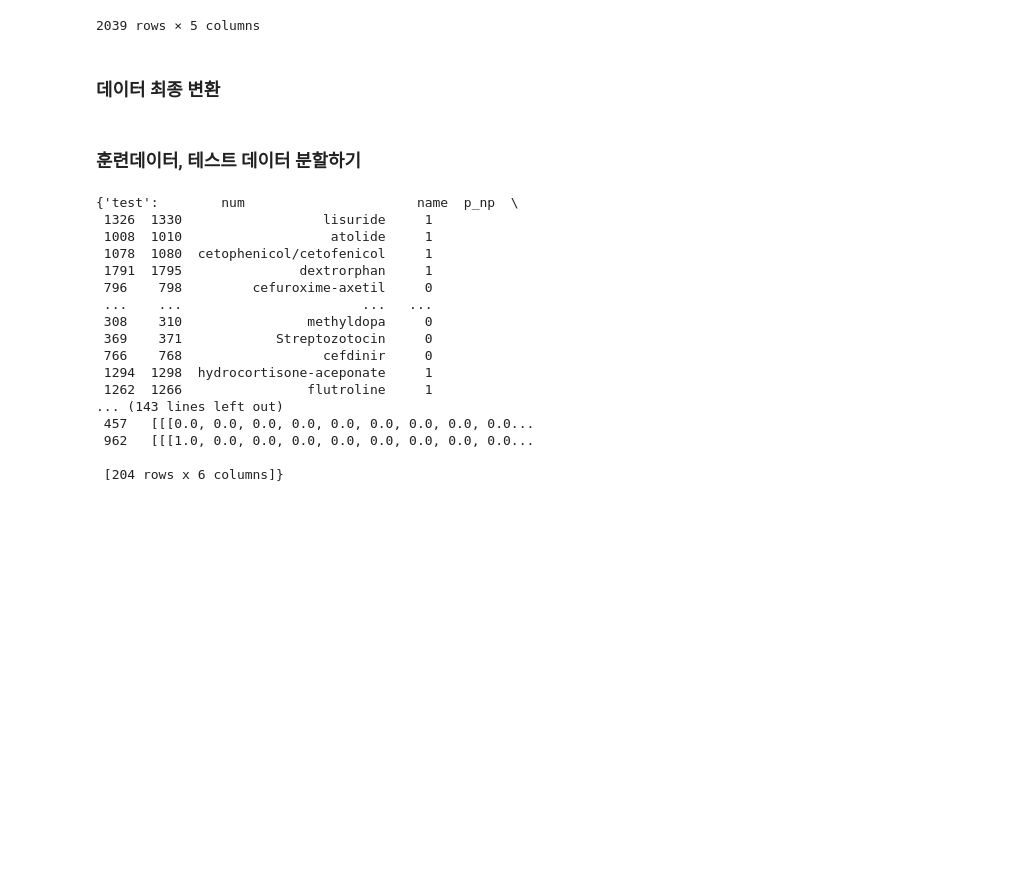
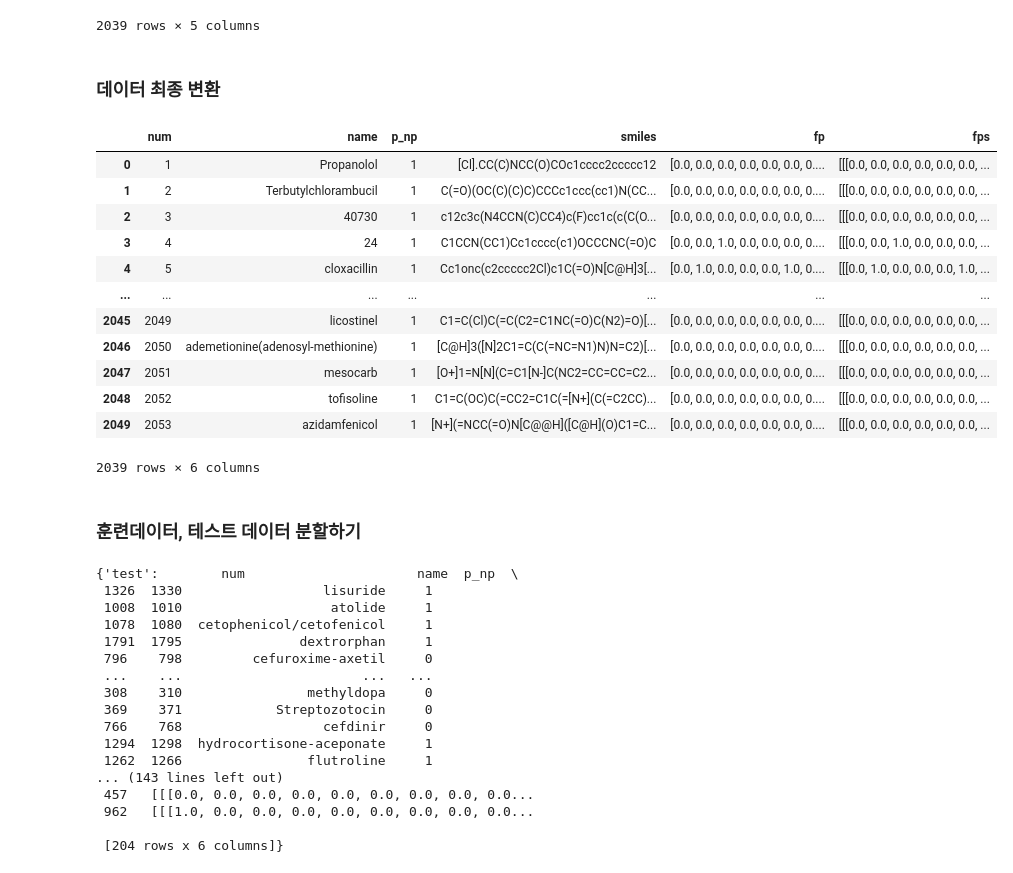
Before and after one commit to Seung-heon-Baek/DL-Framework-for-AIDD, a Jupyter notebook: 9강분류모델실습및CNN사용하기 .ipynb, the cells around one changed output. Saved outputs shown, nothing was run; the diff lists cells and outputs as text; code cells hidden in the pictures; blank space fills up the shorter version.

```diff
--- a/9강분류모델실습및CNN사용하기 .ipynb
+++ b/9강분류모델실습및CNN사용하기 .ipynb
@@ -519,6 +523,22 @@ X = np.stack(data.fp.values)
 X = X.reshape(len(X),1,64,-1)
 X.shape, type(X)
 data["fps"]=X.tolist()
+# %%
+data
+# %% [output]
+|  | num | name | p_np | smiles | fp | fps |
+| 0 | 1 | Propanolol | 1 | [Cl].CC(C)NCC(O)COc1cccc2ccccc12 | [0.0, 0.0, 0.0, 0.0, 0.0, 0.0, 0.... | [[[0.0, 0.0, 0.0, 0.0, 0.0, 0.0, ... |
+| 1 | 2 | Terbutylchlorambucil | 1 | C(=O)(OC(C)(C)C)CCCc1ccc(cc1)N(CC... | [0.0, 0.0, 0.0, 0.0, 0.0, 0.0, 0.... | [[[0.0, 0.0, 0.0, 0.0, 0.0, 0.0, ... |
+| 2 | 3 | 40730 | 1 | c12c3c(N4CCN(C)CC4)c(F)cc1c(c(C(O... | [0.0, 0.0, 0.0, 0.0, 0.0, 0.0, 0.... | [[[0.0, 0.0, 0.0, 0.0, 0.0, 0.0, ... |
+| 3 | 4 | 24 | 1 | C1CCN(CC1)Cc1cccc(c1)OCCCNC(=O)C | [0.0, 0.0, 1.0, 0.0, 0.0, 0.0, 0.... | [[[0.0, 0.0, 1.0, 0.0, 0.0, 0.0, ... |
+| 4 | 5 | cloxacillin | 1 | Cc1onc(c2ccccc2Cl)c1C(=O)N[C@H]3[... | [0.0, 1.0, 0.0, 0.0, 0.0, 1.0, 0.... | [[[0.0, 1.0, 0.0, 0.0, 0.0, 1.0, ... |
+| ... | ... | ... | ... | ... | ... | ... |
+| 2045 | 2049 | licostinel | 1 | C1=C(Cl)C(=C(C2=C1NC(=O)C(N2)=O)[... | [0.0, 0.0, 0.0, 0.0, 0.0, 0.0, 0.... | [[[0.0, 0.0, 0.0, 0.0, 0.0, 0.0, ... |
+| 2046 | 2050 | ademetionine(adenosyl-methionine) | 1 | [C@H]3([N]2C1=C(C(=NC=N1)N)N=C2)[... | [0.0, 0.0, 0.0, 0.0, 0.0, 0.0, 0.... | [[[0.0, 0.0, 0.0, 0.0, 0.0, 0.0, ... |
+| 2047 | 2051 | mesocarb | 1 | [O+]1=N[N](C=C1[N-]C(NC2=CC=CC=C2... | [0.0, 0.0, 0.0, 0.0, 0.0, 0.0, 0.... | [[[0.0, 0.0, 0.0, 0.0, 0.0, 0.0, ... |
+| 2048 | 2052 | tofisoline | 1 | C1=C(OC)C(=CC2=C1C(=[N+](C(=C2CC)... | [0.0, 0.0, 0.0, 0.0, 0.0, 0.0, 0.... | [[[0.0, 0.0, 0.0, 0.0, 0.0, 0.0, ... |
+| 2049 | 2053 | azidamfenicol | 1 | [N+](=NCC(=O)N[C@@H]([C@H](O)C1=C... | [0.0, 0.0, 0.0, 0.0, 0.0, 0.0, 0.... | [[[0.0, 0.0, 0.0, 0.0, 0.0, 0.0, ... |
+2039 rows × 6 columns
 # %% [markdown]
 ### 훈련데이터, 테스트 데이터 분할하기
 # %%
```
Also changed, not shown: parts of 9 cells of this notebook, 2 other files.
